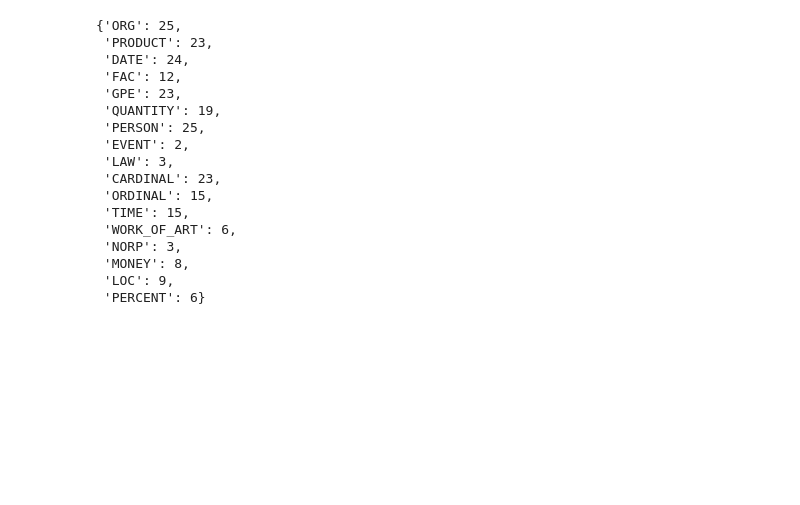
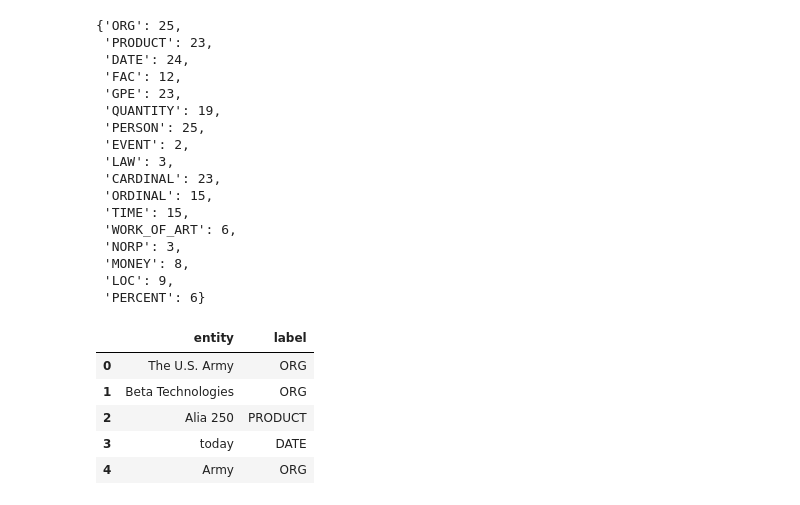
Before and after one commit to t-flora/news-ml, a Jupyter notebook: ner/ner-custom.ipynb, the cells around one changed output. Cells and saved outputs as stored; diff of their text form; code cells hidden in the pictures; blank space fills up the shorter version.

```diff
--- a/ner/ner-custom.ipynb
+++ b/ner/ner-custom.ipynb
@@ -157,3 +228,13 @@ c['label_counts']
  'MONEY': 8,
  'LOC': 9,
  'PERCENT': 6}
+# %%
+df = c['ent_data']
+df.head()
+# %% [output]
+|  | entity | label |
+| 0 | The U.S. Army | ORG |
+| 1 | Beta Technologies | ORG |
+| 2 | Alia 250 | PRODUCT |
+| 3 | today | DATE |
+| 4 | Army | ORG |
```
Also changed, not shown: parts of 31 cells of this notebook, 9 other files.
